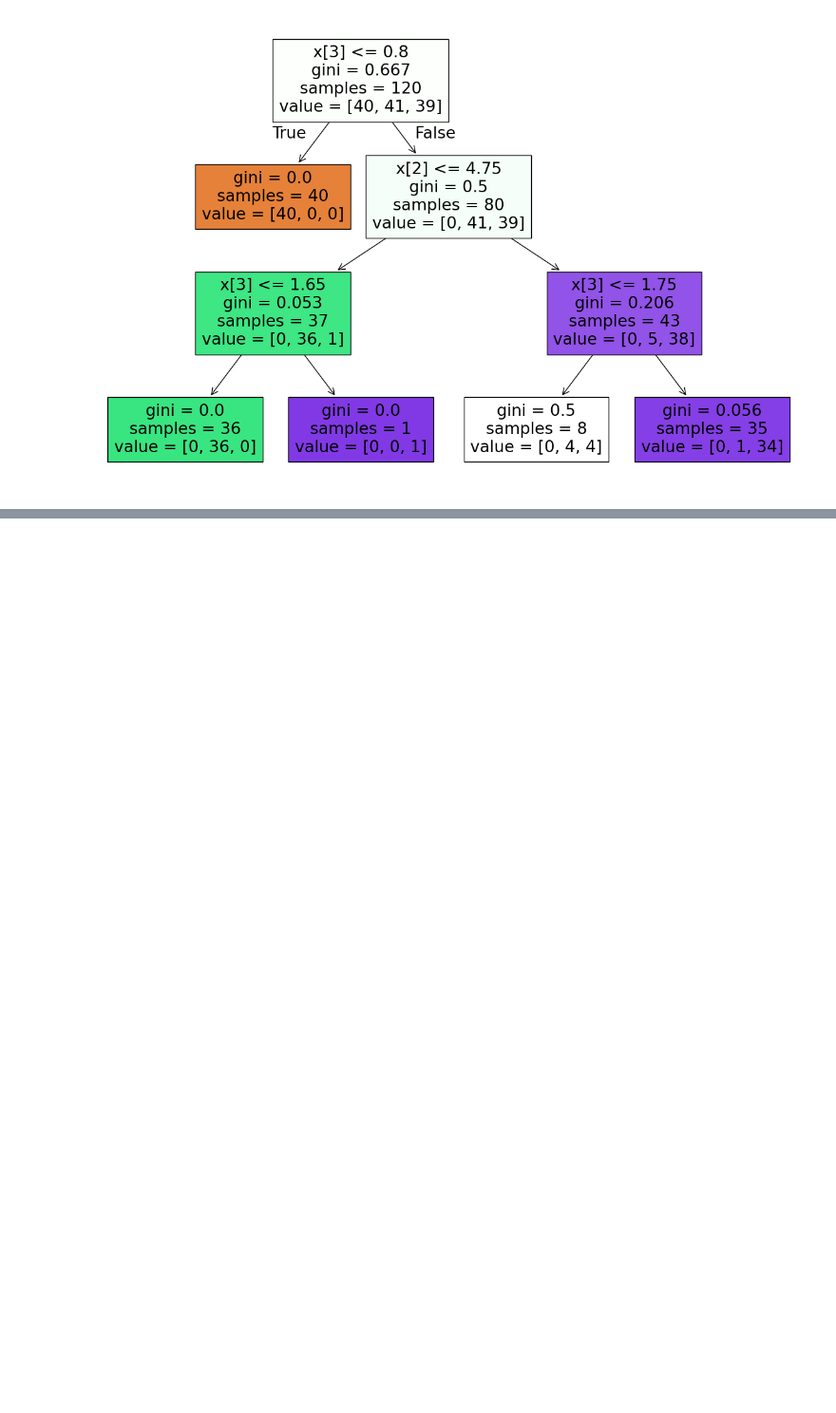
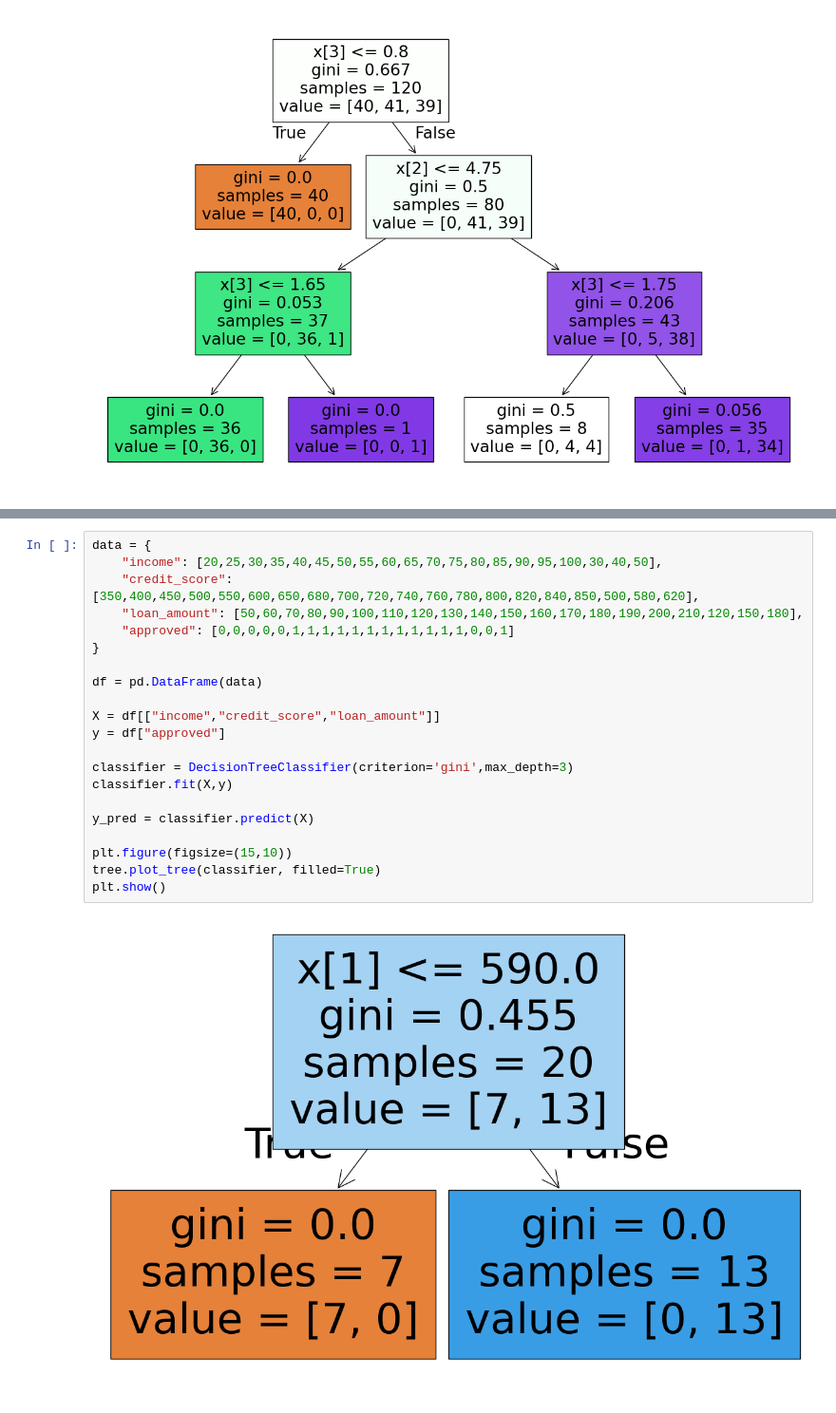
Before and after one commit to sohhammAlgo/Machine-learning, a Jupyter notebook: DecisionTree/ML4.ipynb, the cells around one changed output, grey strips where cells are left out. Shown at 95% size. Drawn from its saved outputs; the diff is of its cells as text; blank space fills up the shorter version.

```diff
--- a/DecisionTree/ML4.ipynb
+++ b/DecisionTree/ML4.ipynb
@@ -41,0 +83,23 @@ plt.show()
+# %%
+data = {
+    "income": [20,25,30,35,40,45,50,55,60,65,70,75,80,85,90,95,100,30,40,50],
+    "credit_score": [350,400,450,500,550,600,650,680,700,720,740,760,780,800,820,840,850,500,580,620],
+    "loan_amount": [50,60,70,80,90,100,110,120,130,140,150,160,170,180,190,200,210,120,150,180],
+    "approved": [0,0,0,0,0,1,1,1,1,1,1,1,1,1,1,1,1,0,0,1]
+}
+
+df = pd.DataFrame(data)
+
+X = df[["income","credit_score","loan_amount"]]
+y = df["approved"]
+
+classifier = DecisionTreeClassifier(criterion='gini',max_depth=3)
+classifier.fit(X,y)
+
+y_pred = classifier.predict(X)
+
+plt.figure(figsize=(15,10))
+tree.plot_tree(classifier, filled=True)
+plt.show()
+# %% [output]
+[figure, added]
```
Also changed, not shown: parts of 3 cells of this notebook, 4 other files.
